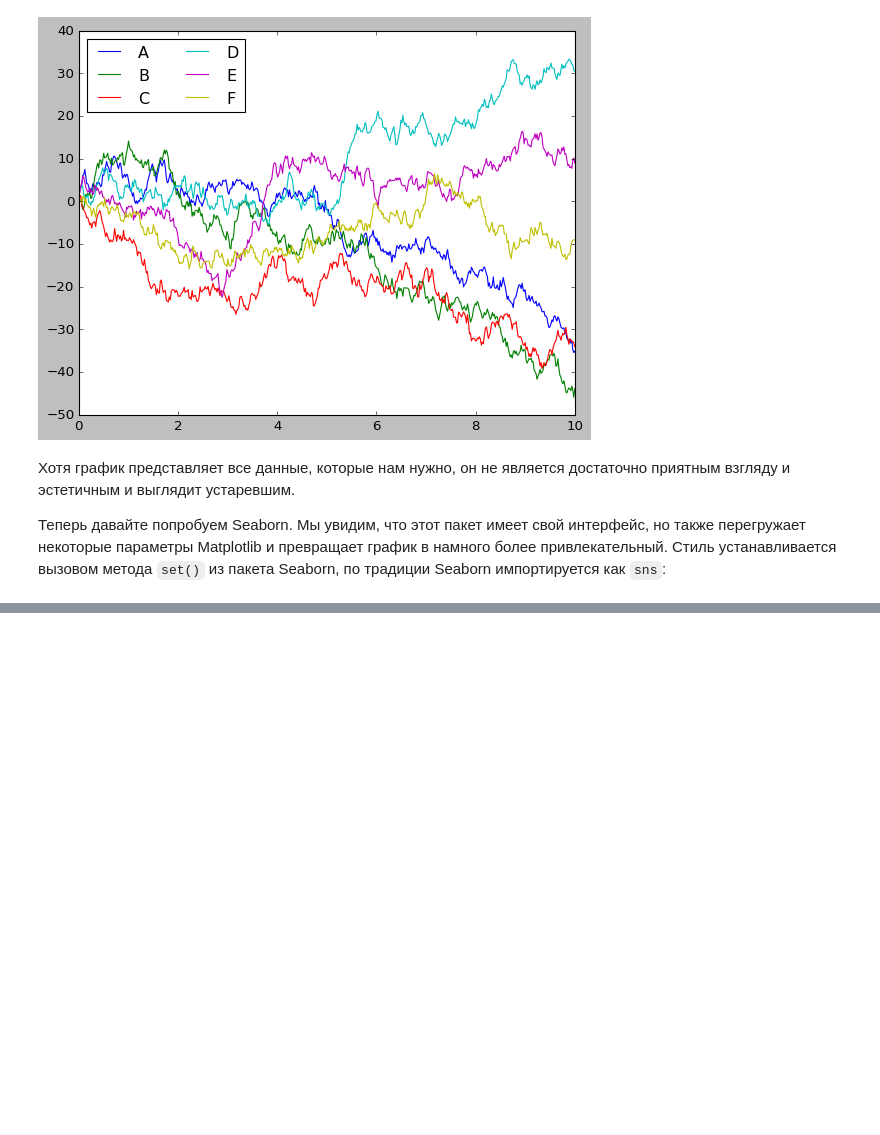
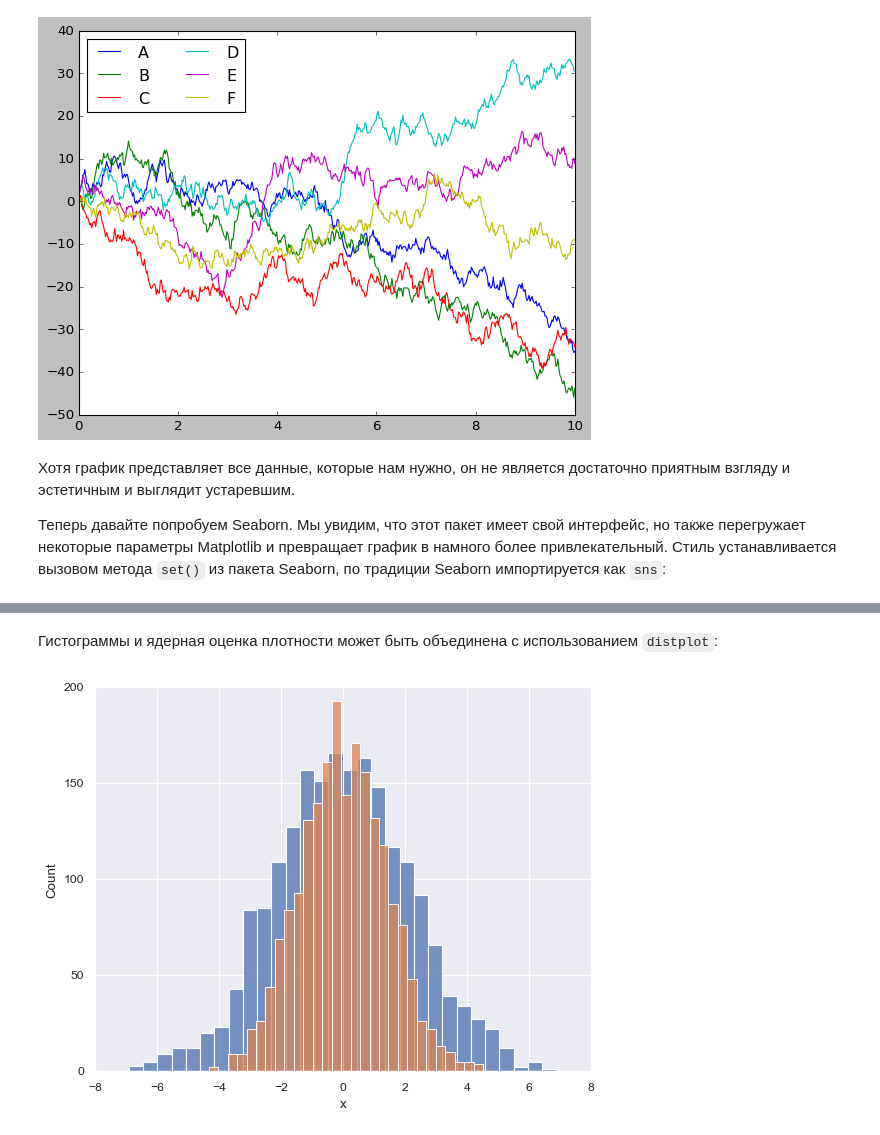
Before and after one commit to proway2/PythonDataScienceHandbook, a Jupyter notebook: 4.14-Visualization-with-Seaborn.ipynb, the cells around one changed output, grey strips where cells are left out. Drawn from its saved outputs; the diff is of its cells as text; code cells hidden in the pictures; blank space fills up the shorter version.

```diff
--- a/4.14-Visualization-with-Seaborn.ipynb
+++ b/4.14-Visualization-with-Seaborn.ipynb
@@ -44,0 +66,7 @@ https://jakevdp.github.io/PythonDataScienceHandbook/04.14-visualization-with-sea
+# %% [markdown]
+Гистограммы и ядерная оценка плотности может быть объединена с использованием `distplot`:
+# %%
+sns.histplot(data['x'])
+sns.histplot(data['y']);
+# %% [output]
+[figure, added]
```
Also changed, not shown: parts of 17 cells of this notebook.
